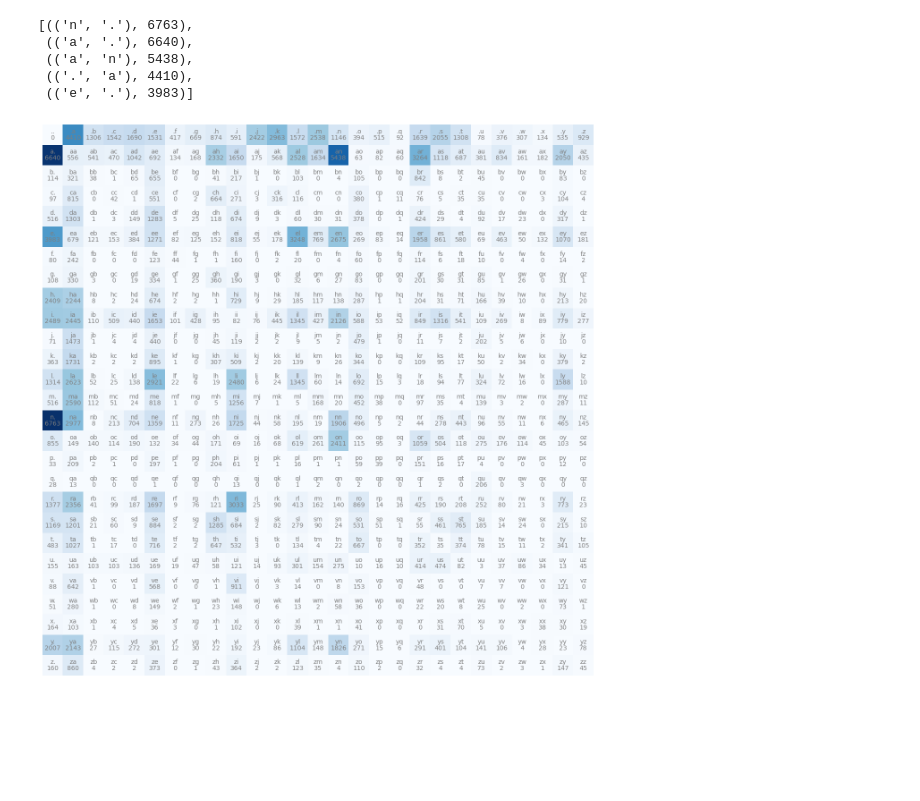
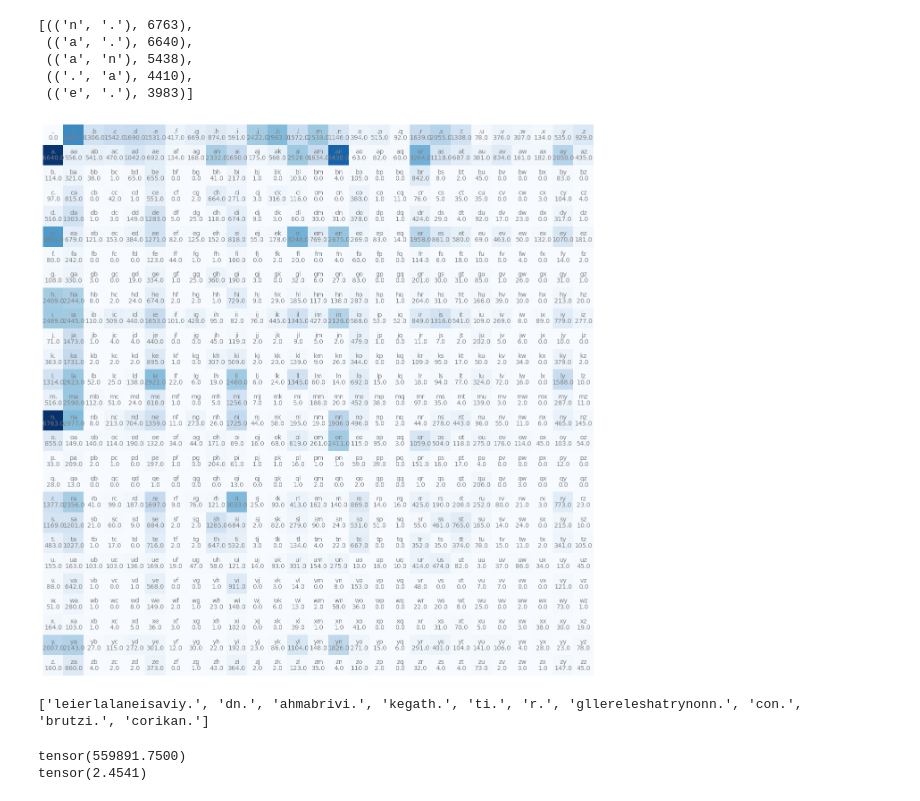
Before and after one commit to KYMI00/ak-neural-network, a Jupyter notebook: lecture-2-bigram-basic.ipynb, the cells around one changed output. Saved outputs shown, nothing was run; the diff lists cells and outputs as text; code cells hidden in the pictures; blank space fills up the shorter version.

```diff
--- a/lecture-2-bigram-basic.ipynb
+++ b/lecture-2-bigram-basic.ipynb
@@ -38,7 +39,7 @@ bigram_dict_list[:5]
  (('.', 'a'), 4410),
  (('e', '.'), 3983)]
 # %%
-N = torch.zeros((27,27), dtype = torch.int32)
+N = torch.zeros((27,27), dtype = torch.float32)
 
 chars = sorted(set(list(''.join(words))))
 stoi = {s:i+1 for i, s in enumerate(chars)}
@@ -47,20 +48,59 @@ itos = {i:s for s,i in stoi.items()}
 # %%
 for k in bigram_dict.keys():
     for k1, k2 in zip(k[0], k[1]):
-        ix1 = stoi[k1]
-        ix2 = stoi[k2]
-        N[ix1, ix2] = bigram_dict[k]
+        idx1 = stoi[k1]
+        idx2 = stoi[k2]
+        N[idx1, idx2] = bigram_dict[k]
 # %%
-import matplotlib.pyplot as plt
-%matplotlib inline
+plt.figure(figsize = (16,16))
 
-plt.figure(figsize=(16,16))
 plt.imshow(N, cmap='Blues')
 for i in range(27):
     for j in range(27):
-        chstr = itos[i] + itos[j]
-        plt.text(j, i, chstr, ha="center", va="bottom", color='gray')
-        plt.text(j, i, N[i, j].item(), ha="center", va="top", color='gray')
+        char_combo = itos[i] + itos[j]
+        plt.text(j, i, char_combo, ha='center', va = 'bottom', color = 'gray')
+        plt.text(j, i, N[i,j].item(), ha = 'center', va = 'top', color = 'gray')
 plt.axis('off');
 # %% [output]
-[figure, old version]
+[figure, new version]
+# %%
+g = torch.Generator().manual_seed(100)
+P = N / N.sum(dim = 1, keepdim = True)
+
+idx = 0
+names_generated = []
+
+for i in range(10):
+    name = ''
+    while True:
+        p = P[idx]
+        idx = torch.multinomial(p, num_samples = 1, replacement = True, generator = g).item()
+        name += itos[idx]
+        if idx == 0:
+            names_generated.append(name)
+            break
+print(names_generated)
+# %% [output]
+['leierlalaneisaviy.', 'dn.', 'ahmabrivi.', 'kegath.', 'ti.', 'r.', 'gllereleshatrynonn.', 'con.', 'brutzi.', 'corikan.']
+# %%
+#### evaluation ####
+# n is count of the (len = 2) character combo  #
+log_likelihood = 0.0
+n = 0
+
+for w in words:
+    new_word = ['.'] + list(w) + ['.']
+    for char1, char2 in zip(new_word, new_word[1:]):
+        idx1 = stoi[char1]
+        idx2 = stoi[char2]
+        prob = P[idx1, idx2]
+        log_prob = torch.log(prob)
+        log_likelihood += log_prob
+        n += 1
+neg_loglikelihood = -1 * log_likelihood
+avg_neg_loglikelihood = neg_loglikelihood / n
+print(neg_loglikelihood)
+print(avg_neg_loglikelihood)
+# %% [output]
+tensor(559891.7500)
+tensor(2.4541)
```
Also changed, not shown: parts of 2 cells of this notebook.
